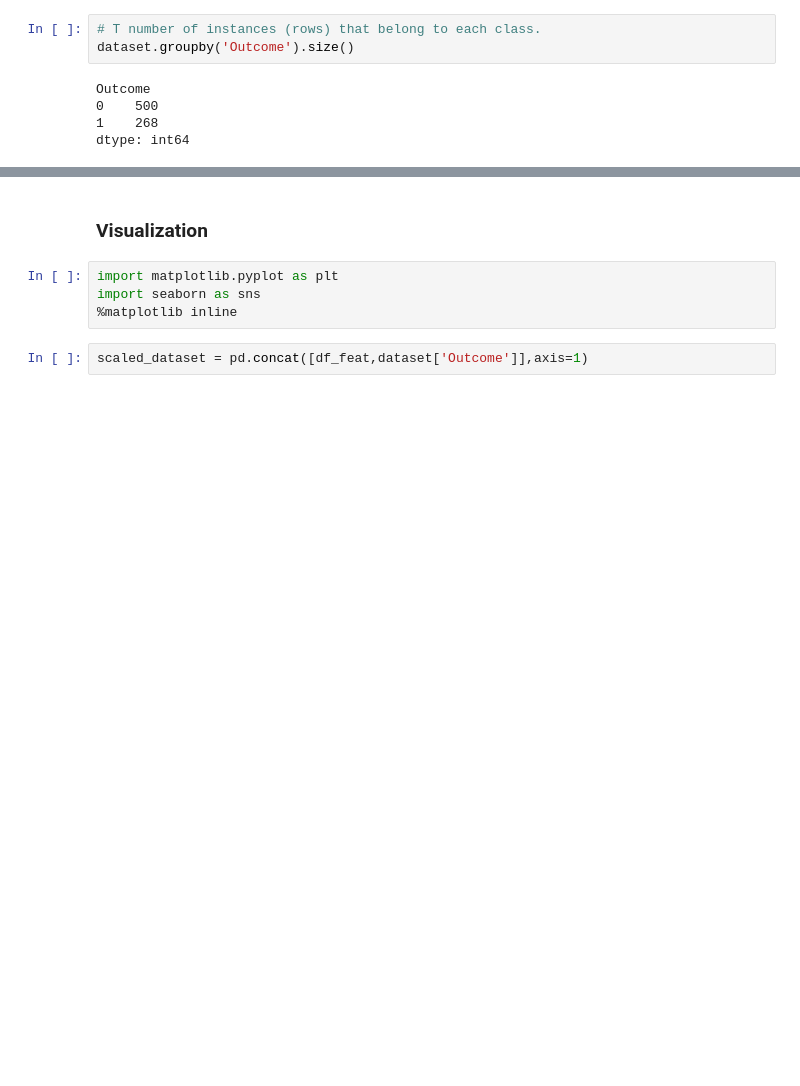
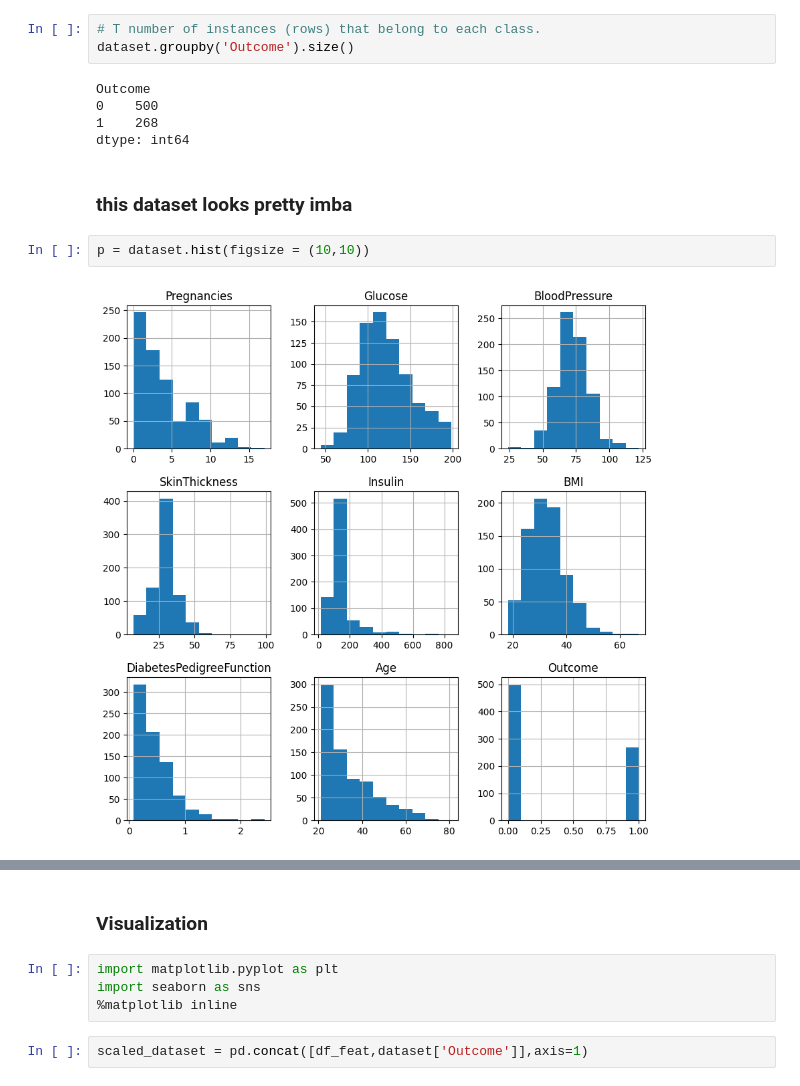
Before and after one commit to vinhnguyen-lhv/intelligent_systems_CO5134, a Jupyter notebook: Lab1-kNN/KNN for diabetes dataset.ipynb, the cells around one changed output, grey strips where cells are left out. Saved outputs shown, nothing was run; the diff lists cells and outputs as text; blank space fills up the shorter version.

```diff
--- a/Lab1-kNN/KNN for diabetes dataset.ipynb
+++ b/Lab1-kNN/KNN for diabetes dataset.ipynb
@@ -65,6 +101,12 @@ Outcome
 0    500
 1    268
 dtype: int64
+# %% [markdown]
+### this dataset looks pretty imba
+# %%
+p = dataset.hist(figsize = (10,10))
+# %% [output]
+[figure, added]
 # %% [markdown]
 ### Scale dataset
 
```
Also changed, not shown: parts of 16 cells of this notebook.
